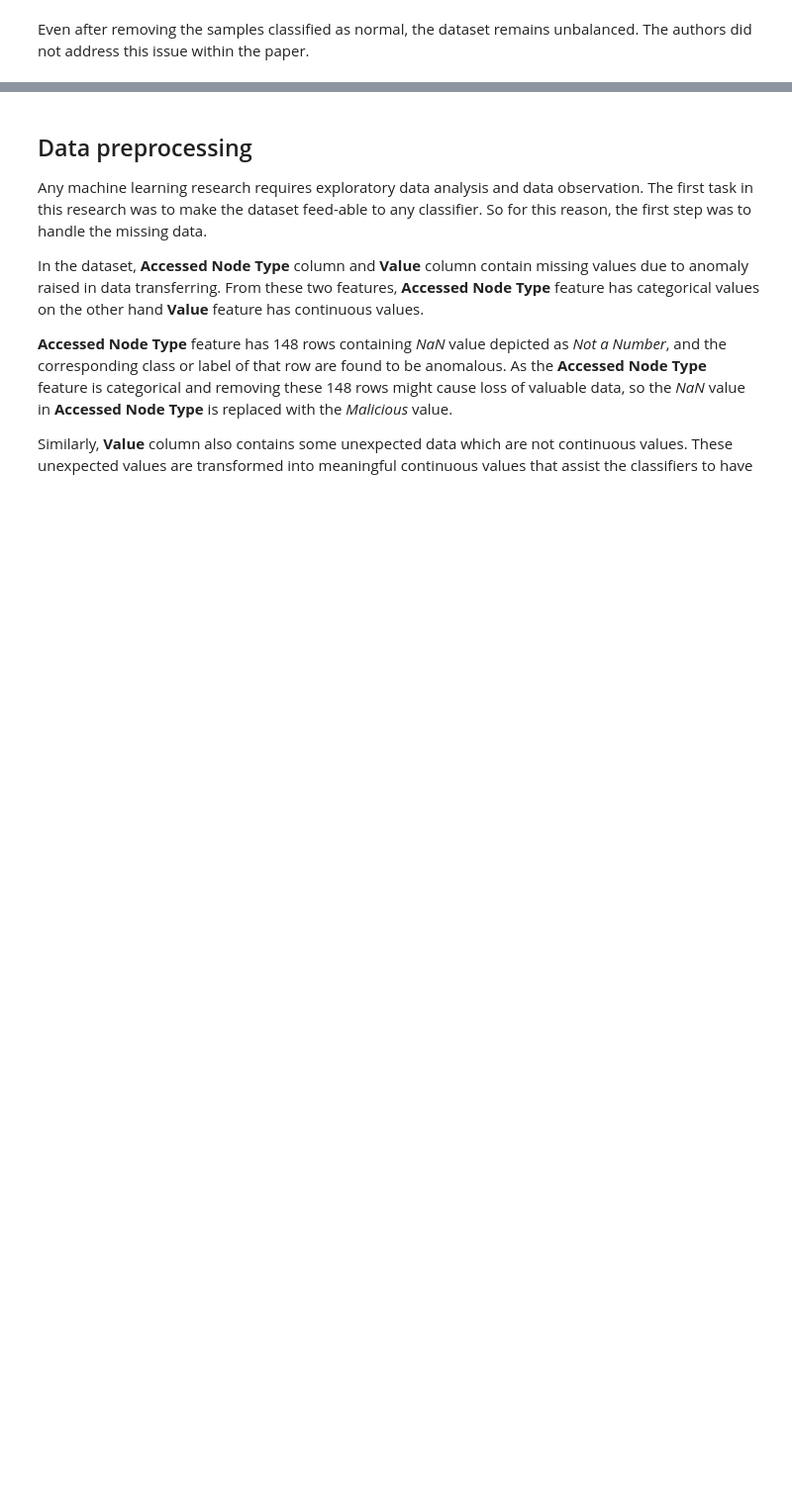
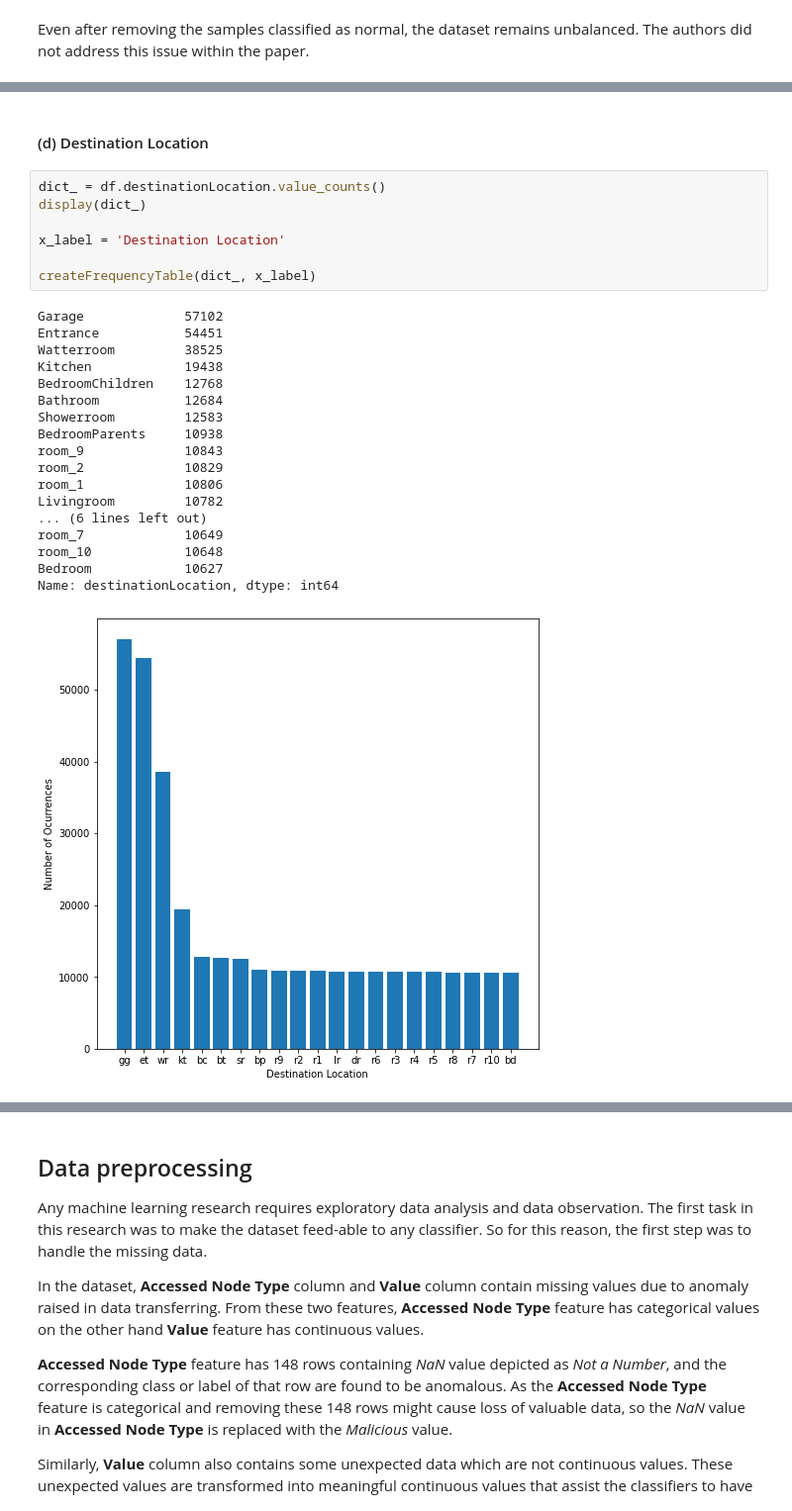
Before and after one commit to catarinaacsilva/kdd, a Jupyter notebook: paperAnalysis/main.ipynb, the cells around one changed output, grey strips where cells are left out. Shown: that part at 99% size. Cells and saved outputs as stored; diff of their text form; blank space fills up the shorter version.

```diff
--- a/paperAnalysis/main.ipynb
+++ b/paperAnalysis/main.ipynb
@@ -79,0 +263,28 @@ The authors did not address this issue within the paper.
+# %% [markdown]
+#### (d) Destination Location
+# %%
+dict_ = df.destinationLocation.value_counts()
+display(dict_)
+
+x_label = 'Destination Location'
+
+createFrequencyTable(dict_, x_label)
+# %% [output]
+Garage             57102
+Entrance           54451
+Watterroom         38525
+Kitchen            19438
+BedroomChildren    12768
+Bathroom           12684
+Showerroom         12583
+BedroomParents     10938
+room_9             10843
+room_2             10829
+room_1             10806
+Livingroom         10782
+... (6 lines left out)
+room_7             10649
+room_10            10648
+Bedroom            10627
+Name: destinationLocation, dtype: int64
+[figure, added]
```
Also changed, not shown: parts of 25 cells of this notebook.
